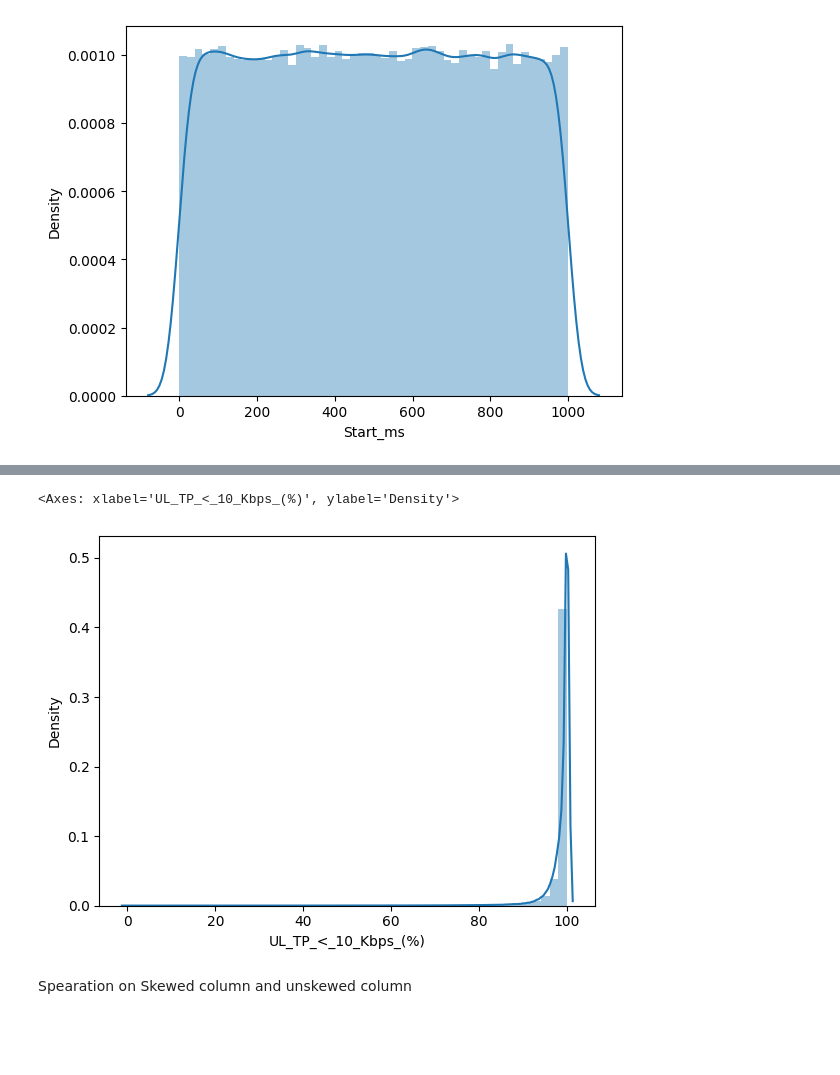
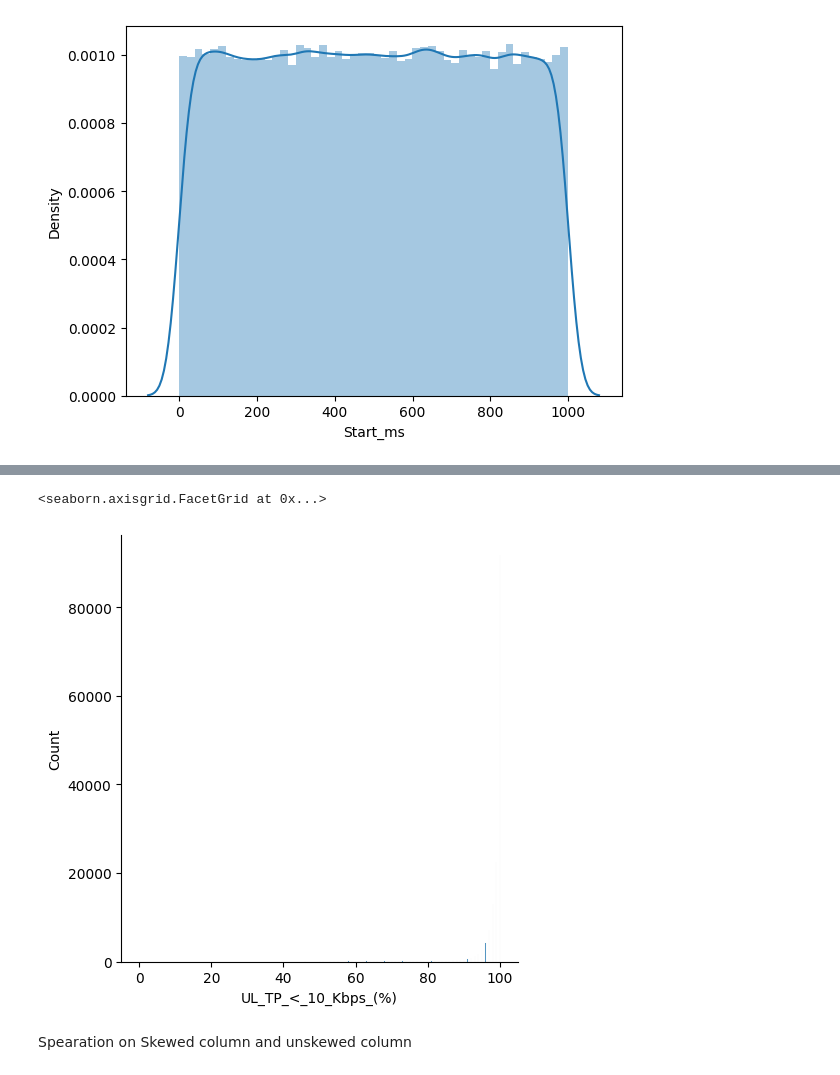
Before and after one commit to abrishdew/Telecom_data_user_analysis, a Jupyter notebook: notebooks/Data_Cleaning.ipynb, the cells around one changed output, grey strips where cells are left out. Saved outputs shown, nothing was run; the diff lists cells and outputs as text; code cells hidden in the pictures; blank space fills up the shorter version.

```diff
--- a/notebooks/Data_Cleaning.ipynb
+++ b/notebooks/Data_Cleaning.ipynb
@@ -266,8 +266,8 @@ sns.distplot(telecom_df['Avg_RTT_DL_(ms)'])
 # %%
-sns.distplot(telecom_df['UL_TP_<_10_Kbps_(%)'])
+sns.displot(data=telecom_df, x=telecom_df['UL_TP_<_10_Kbps_(%)'])
 # %% [output]
-<Axes: xlabel='UL_TP_<_10_Kbps_(%)', ylabel='Density'>
+<seaborn.axisgrid.FacetGrid at 0x...>
-[figure, old version]
+[figure, new version]
 # %% [markdown]
 Spearation on Skewed column and unskewed column
 # %%
```
Also changed, not shown: parts of 6 cells of this notebook.
